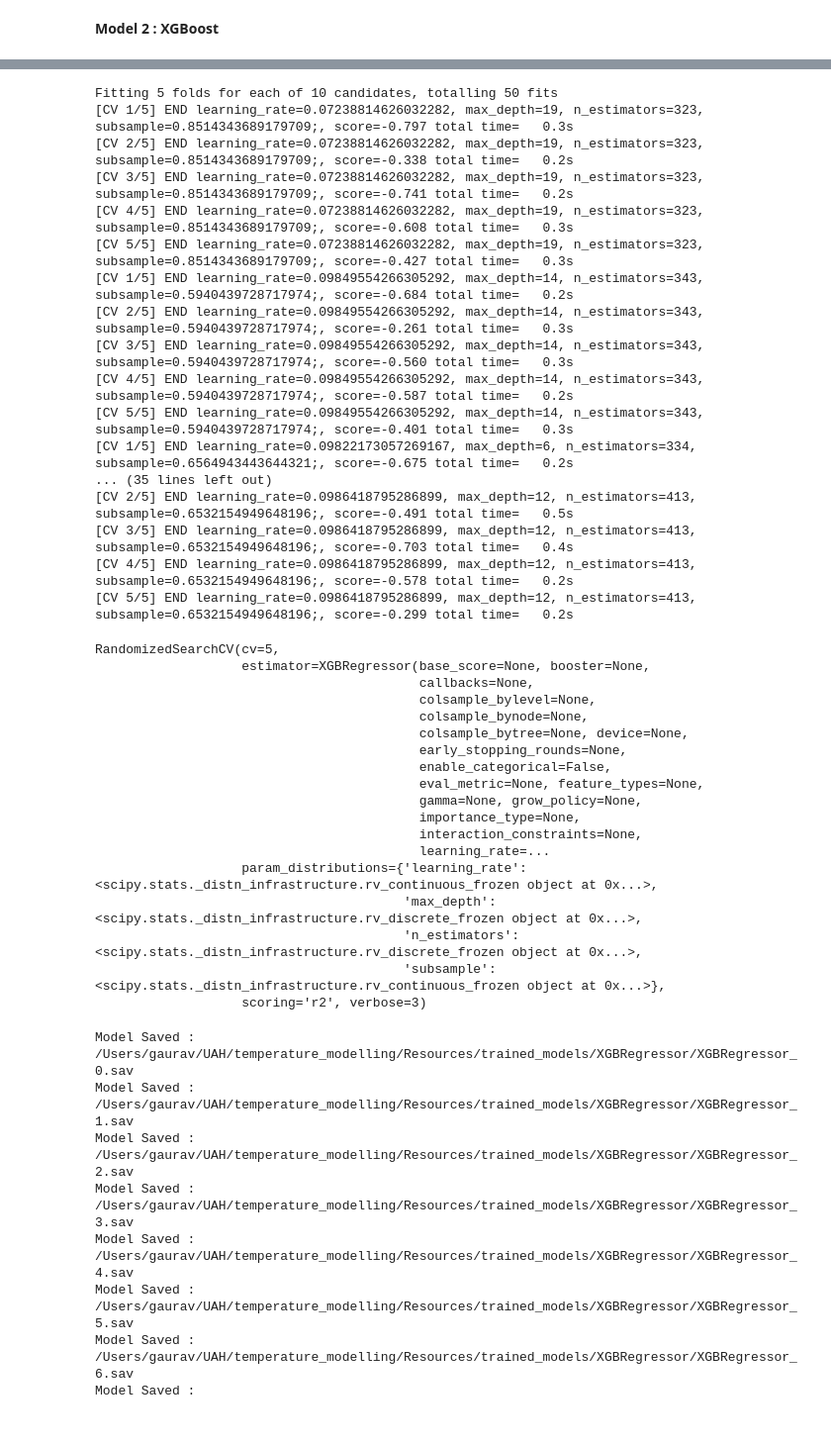
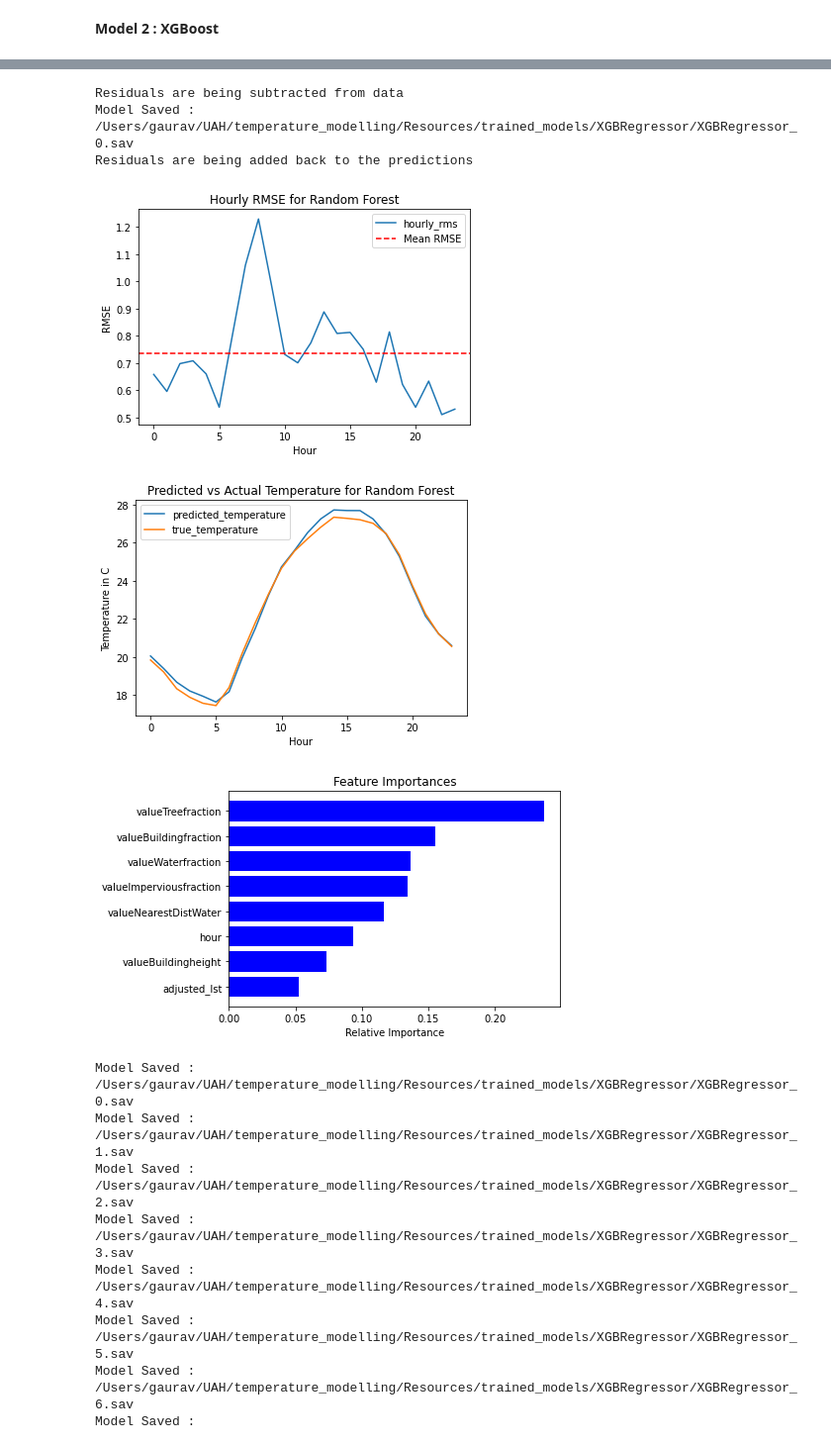
Before and after one commit to khatrigaurav/temperature_modelling, a Jupyter notebook: Analytics/00 Modeller.ipynb, the cells around one changed output, grey strips where cells are left out. Shown at 99% size. Saved outputs shown, nothing was run; the diff lists cells and outputs as text; code cells hidden in the pictures.

```diff
--- a/Analytics/00 Modeller.ipynb
+++ b/Analytics/00 Modeller.ipynb
@@ -563,72 +431,39 @@ False
 # %%
 import xgboost as xgb
 from sklearn.model_selection import RandomizedSearchCV
 import scipy.stats as stats
 
 # Define the hyperparameter distributions
 param_dist = {
     'max_depth': stats.randint(3, 20),
     'learning_rate': stats.uniform(0.01, 0.1),
     'subsample': stats.uniform(0.5, 0.5),
     'n_estimators':stats.randint(50, 500)
 }
 
 
 col_list = [
     # 'latitude', 'longitude',
-            # 'hour',
+            'hour',
           #   'closest_station_1_temp','closest_1_distance',
       #  'day_of_year',
        'adjusted_lst',
        'valueImperviousfraction', 'valueTreefraction', 'valueBuildingheight',
        'valueNearestDistWater',
          'valueWaterfraction', 'valueBuildingfraction']
 
-# data,hour_status = get_partitions([15],col_list)  #or None
-data,hour_status = get_partitions(grouped_data,col_list,[12])  #or None
-# mod.train_save(rrf, data, hour_flag=hour_status)
-
 
 xgb_model = xgb.XGBRegressor()
-random_search = RandomizedSearchCV(xgb_model, param_distributions=param_dist,scoring='r2', n_iter=10, cv=5,verbose=3)
 
-random_search.fit(data[0], data[2])
+model_dict = bulk_model_runner(xgb_model,grouped_data,col_list,bulk_mode=False,delete=True,residuals=True)
+visualizer.plot_mean(model_dict,'Random Forest',col_list)
 # %% [output]
-Fitting 5 folds for each of 10 candidates, totalling 50 fits
-[CV 1/5] END learning_rate=0.07238814626032282, max_depth=19, n_estimators=323, subsample=0.8514343689179709;, score=-0.797 total time=   0.3s
-[CV 2/5] END learning_rate=0.07238814626032282, max_depth=19, n_estimators=323, subsample=0.8514343689179709;, score=-0.338 total time=   0.2s
-[CV 3/5] END learning_rate=0.07238814626032282, max_depth=19, n_estimators=323, subsample=0.8514343689179709;, score=-0.741 total time=   0.2s
-[CV 4/5] END learning_rate=0.07238814626032282, max_depth=19, n_estimators=323, subsample=0.8514343689179709;, score=-0.608 total time=   0.3s
-[CV 5/5] END learning_rate=0.07238814626032282, max_depth=19, n_estimators=323, subsample=0.8514343689179709;, score=-0.427 total time=   0.3s
-[CV 1/5] END learning_rate=0.09849554266305292, max_depth=14, n_estimators=343, subsample=0.5940439728717974;, score=-0.684 total time=   0.2s
-[CV 2/5] END learning_rate=0.09849554266305292, max_depth=14, n_estimators=343, subsample=0.5940439728717974;, score=-0.261 total time=   0.3s
-[CV 3/5] END learning_rate=0.09849554266305292, max_depth=14, n_estimators=343, subsample=0.5940439728717974;, score=-0.560 total time=   0.3s
-[CV 4/5] END learning_rate=0.09849554266305292, max_depth=14, n_estimators=343, subsample=0.5940439728717974;, score=-0.587 total time=   0.2s
-[CV 5/5] END learning_rate=0.09849554266305292, max_depth=14, n_estimators=343, subsample=0.5940439728717974;, score=-0.401 total time=   0.3s
-[CV 1/5] END learning_rate=0.09822173057269167, max_depth=6, n_estimators=334, subsample=0.6564943443644321;, score=-0.675 total time=   0.2s
-... (35 lines left out)
-[CV 2/5] END learning_rate=0.0986418795286899, max_depth=12, n_estimators=413, subsample=0.6532154949648196;, score=-0.491 total time=   0.5s
-[CV 3/5] END learning_rate=0.0986418795286899, max_depth=12, n_estimators=413, subsample=0.6532154949648196;, score=-0.703 total time=   0.4s
-[CV 4/5] END learning_rate=0.0986418795286899, max_depth=12, n_estimators=413, subsample=0.6532154949648196;, score=-0.578 total time=   0.2s
-[CV 5/5] END learning_rate=0.0986418795286899, max_depth=12, n_estimators=413, subsample=0.6532154949648196;, score=-0.299 total time=   0.2s
+Residuals are being subtracted from data
+Model Saved : /Users/gaurav/UAH/temperature_modelling/Resources/trained_models/XGBRegressor/XGBRegressor_0.sav
+Residuals are being added back to the predictions
-RandomizedSearchCV(cv=5,
-                   estimator=XGBRegressor(base_score=None, booster=None,
-                                          callbacks=None,
-                                          colsample_bylevel=None,
-                                          colsample_bynode=None,
-                                          colsample_bytree=None, device=None,
-                                          early_stopping_rounds=None,
-                                          enable_categorical=False,
-                                          eval_metric=None, feature_types=None,
-                                          gamma=None, grow_policy=None,
-                                          importance_type=None,
-                                          interaction_constraints=None,
-                                          learning_rate=...
-                   param_distributions={'learning_rate': <scipy.stats._distn_infrastructure.rv_continuous_frozen object at 0x...>,
-                                        'max_depth': <scipy.stats._distn_infrastructure.rv_discrete_frozen object at 0x...>,
-                                        'n_estimators': <scipy.stats._distn_infrastructure.rv_discrete_frozen object at 0x...>,
-                                        'subsample': <scipy.stats._distn_infrastructure.rv_continuous_frozen object at 0x...>},
-                   scoring='r2', verbose=3)
+[figure, added]
+[figure, added]
+[figure, added]
 # %%
 
 xgb_model = xgb.XGBRegressor(**random_search.best_params_)
```
Also changed, not shown: parts of 34 cells of this notebook, 4 other files.
